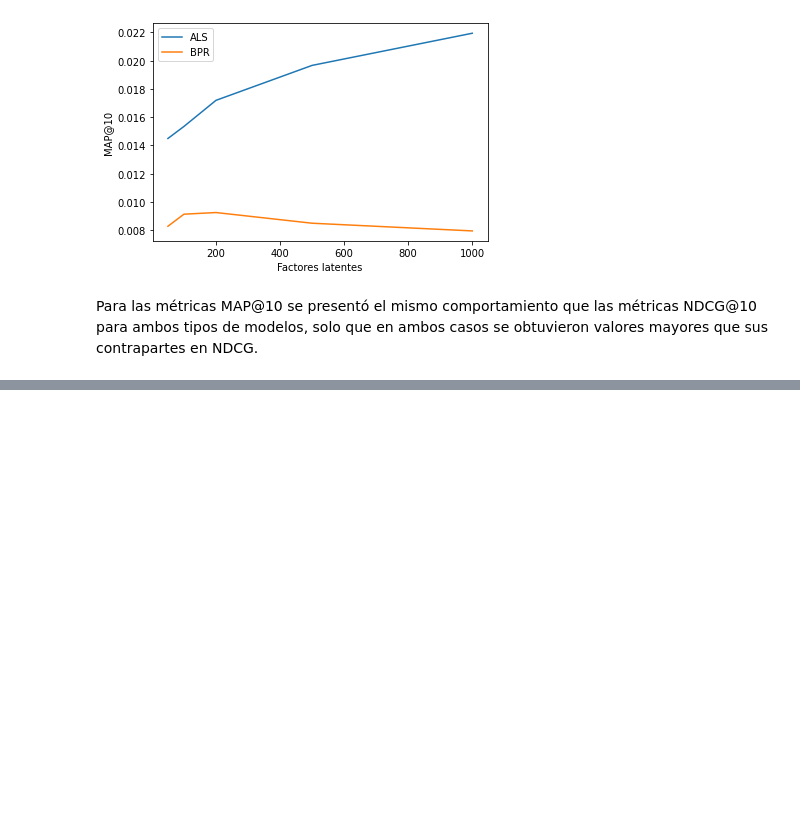
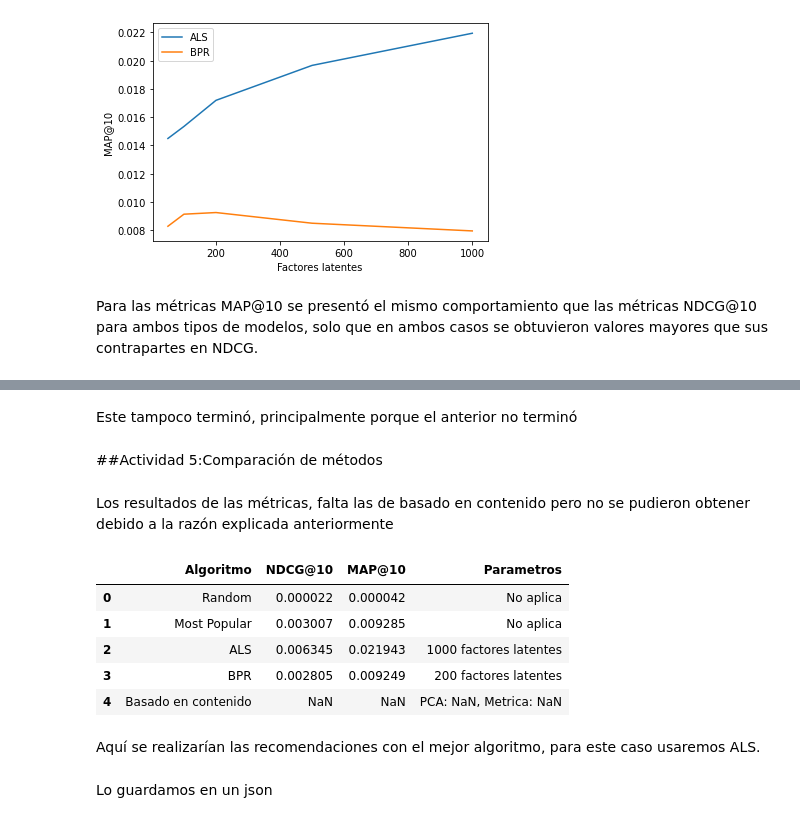
Before and after one commit to sebac820/tarea-1-recsys, a Jupyter notebook: Tarea.ipynb, the cells around one changed output, grey strips where cells are left out. Cells and saved outputs as stored; diff of their text form; code cells hidden in the pictures; blank space fills up the shorter version.

```diff
--- a/Tarea.ipynb
+++ b/Tarea.ipynb
@@ -631,0 +832,22 @@ Para las métricas MAP@10 se presentó el mismo comportamiento que las métricas
+# %% [markdown]
+Este tampoco terminó, principalmente porque el anterior no terminó
+# %% [markdown]
+##Actividad 5:Comparación de métodos
+# %% [markdown]
+Los resultados de las métricas, falta las de basado en contenido pero no se pudieron obtener debido a la razón explicada anteriormente
+# %%
+comparative = {"Algoritmo": ["Random", "Most Popular", "ALS", "BPR", "Basado en contenido"],
+               "NDCG@10": [2.15719752e-05, 0.00300709, 0.00634481, 0.00280486, np.NaN],
+               "MAP@10": [4.15559162e-05, 0.00928451, 0.02194264, 0.00924935, np.NaN],
+               "Parametros": ["No aplica", "No aplica", "1000 factores latentes", "200 factores latentes", "PCA: NaN, Metrica: NaN"]}
+df_comp = pd.DataFrame(comparative)
+df_comp
+# %% [output]
+|  | Algoritmo | NDCG@10 | MAP@10 | Parametros |
+| 0 | Random | 0.000022 | 0.000042 | No aplica |
+| 1 | Most Popular | 0.003007 | 0.009285 | No aplica |
+| 2 | ALS | 0.006345 | 0.021943 | 1000 factores latentes |
+| 3 | BPR | 0.002805 | 0.009249 | 200 factores latentes |
+| 4 | Basado en contenido | NaN | NaN | PCA: NaN, Metrica: NaN |
+# %% [markdown]
+Aquí se realizarían las recomendaciones con el mejor algoritmo, para este caso usaremos ALS.
@@ -631,0 +858,2 @@ Para las métricas MAP@10 se presentó el mismo comportamiento que las métricas
+# %% [markdown]
+Lo guardamos en un json
```
Also changed, not shown: parts of 39 cells of this notebook.
